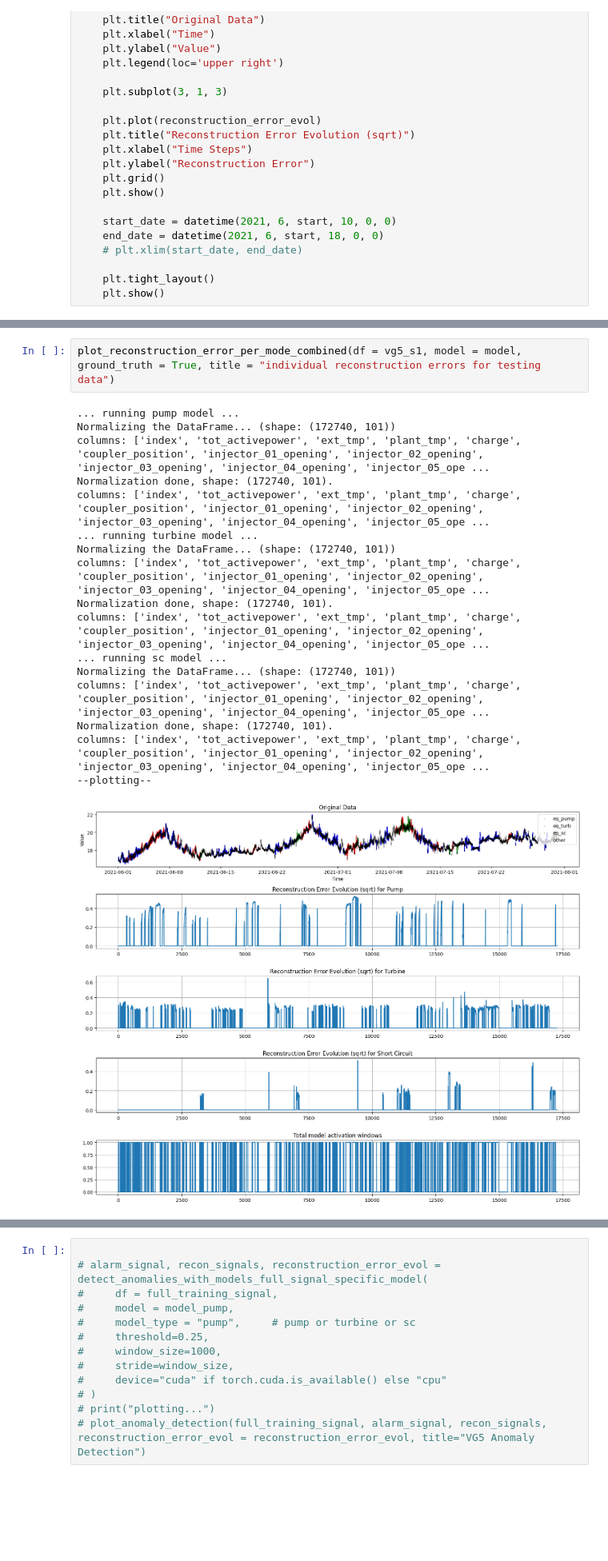
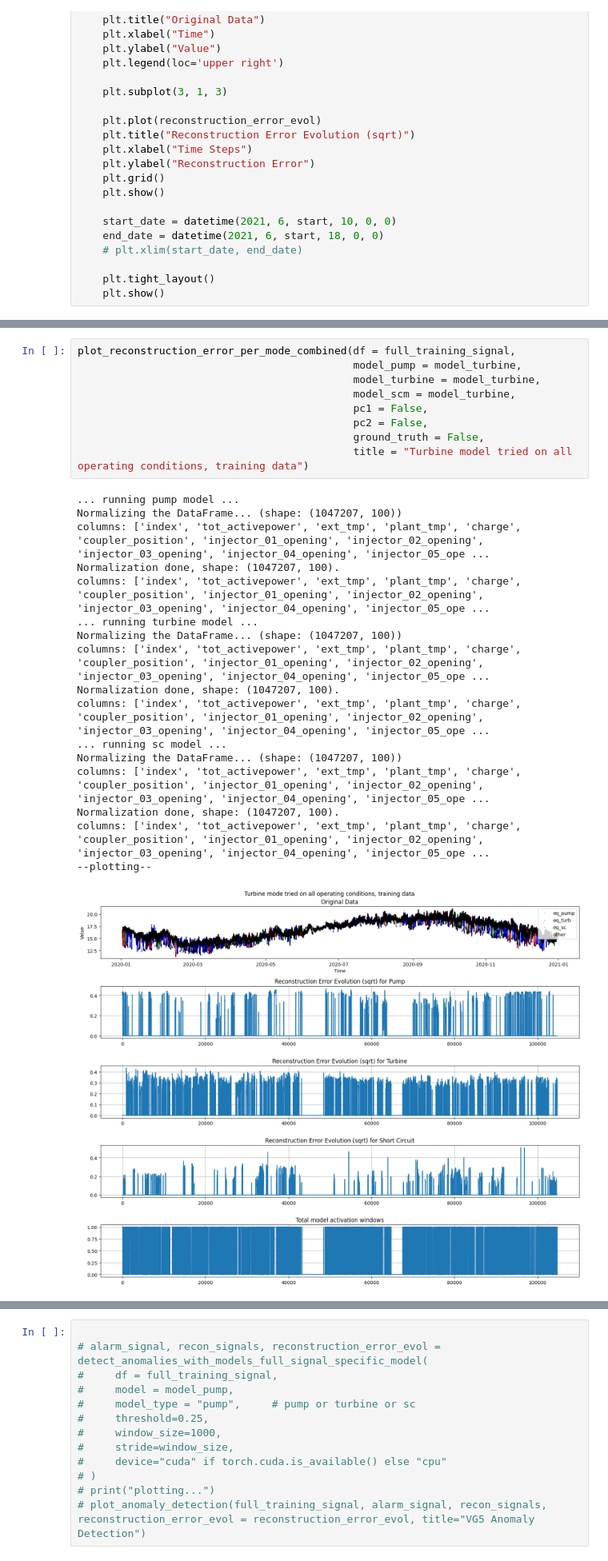
Before and after one commit to JadBh/Machine-Learning-for-Predictive-Maintenance-project, a Jupyter notebook: Cleaned_a_bit _more_new.ipynb, the cells around one changed output, grey strips where cells are left out. Shown at 80% size. Saved outputs shown, nothing was run; the diff lists cells and outputs as text; blank space fills up the shorter version.

```diff
--- a/Cleaned_a_bit _more_new.ipynb
+++ b/Cleaned_a_bit _more_new.ipynb
@@ -865,20 +898,27 @@ columns: ['index', 'tot_activepower', 'ext_tmp', 'plant_tmp', 'charge', 'coupler
-# %%
-plot_reconstruction_error_per_mode_combined(df = vg5_s1, model = model, ground_truth = True, title = "individual reconstruction errors for testing data")
-# %% [output]
-... running pump model ...
-Normalizing the DataFrame... (shape: (172740, 101))
-columns: ['index', 'tot_activepower', 'ext_tmp', 'plant_tmp', 'charge', 'coupler_position', 'injector_01_opening', 'injector_02_opening', 'injector_03_opening', 'injector_04_opening', 'injector_05_ope ...
-Normalization done, shape: (172740, 101).
-columns: ['index', 'tot_activepower', 'ext_tmp', 'plant_tmp', 'charge', 'coupler_position', 'injector_01_opening', 'injector_02_opening', 'injector_03_opening', 'injector_04_opening', 'injector_05_ope ...
-... running turbine model ...
-Normalizing the DataFrame... (shape: (172740, 101))
-columns: ['index', 'tot_activepower', 'ext_tmp', 'plant_tmp', 'charge', 'coupler_position', 'injector_01_opening', 'injector_02_opening', 'injector_03_opening', 'injector_04_opening', 'injector_05_ope ...
-Normalization done, shape: (172740, 101).
-columns: ['index', 'tot_activepower', 'ext_tmp', 'plant_tmp', 'charge', 'coupler_position', 'injector_01_opening', 'injector_02_opening', 'injector_03_opening', 'injector_04_opening', 'injector_05_ope ...
-... running sc model ...
-Normalizing the DataFrame... (shape: (172740, 101))
-columns: ['index', 'tot_activepower', 'ext_tmp', 'plant_tmp', 'charge', 'coupler_position', 'injector_01_opening', 'injector_02_opening', 'injector_03_opening', 'injector_04_opening', 'injector_05_ope ...
-Normalization done, shape: (172740, 101).
-columns: ['index', 'tot_activepower', 'ext_tmp', 'plant_tmp', 'charge', 'coupler_position', 'injector_01_opening', 'injector_02_opening', 'injector_03_opening', 'injector_04_opening', 'injector_05_ope ...
---plotting--
-[figure, removed]
+# %%
+plot_reconstruction_error_per_mode_combined(df = full_training_signal,
+                                            model_pump = model_turbine,
+                                            model_turbine = model_turbine,
+                                            model_scm = model_turbine,
+                                            pc1 = False,
+                                            pc2 = False,
+                                            ground_truth = False,
+                                            title = "Turbine model tried on all operating conditions, training data")
+# %% [output]
+... running pump model ...
+Normalizing the DataFrame... (shape: (1047207, 100))
+columns: ['index', 'tot_activepower', 'ext_tmp', 'plant_tmp', 'charge', 'coupler_position', 'injector_01_opening', 'injector_02_opening', 'injector_03_opening', 'injector_04_opening', 'injector_05_ope ...
+Normalization done, shape: (1047207, 100).
+columns: ['index', 'tot_activepower', 'ext_tmp', 'plant_tmp', 'charge', 'coupler_position', 'injector_01_opening', 'injector_02_opening', 'injector_03_opening', 'injector_04_opening', 'injector_05_ope ...
+... running turbine model ...
+Normalizing the DataFrame... (shape: (1047207, 100))
+columns: ['index', 'tot_activepower', 'ext_tmp', 'plant_tmp', 'charge', 'coupler_position', 'injector_01_opening', 'injector_02_opening', 'injector_03_opening', 'injector_04_opening', 'injector_05_ope ...
+Normalization done, shape: (1047207, 100).
+columns: ['index', 'tot_activepower', 'ext_tmp', 'plant_tmp', 'charge', 'coupler_position', 'injector_01_opening', 'injector_02_opening', 'injector_03_opening', 'injector_04_opening', 'injector_05_ope ...
+... running sc model ...
+Normalizing the DataFrame... (shape: (1047207, 100))
+columns: ['index', 'tot_activepower', 'ext_tmp', 'plant_tmp', 'charge', 'coupler_position', 'injector_01_opening', 'injector_02_opening', 'injector_03_opening', 'injector_04_opening', 'injector_05_ope ...
+Normalization done, shape: (1047207, 100).
+columns: ['index', 'tot_activepower', 'ext_tmp', 'plant_tmp', 'charge', 'coupler_position', 'injector_01_opening', 'injector_02_opening', 'injector_03_opening', 'injector_04_opening', 'injector_05_ope ...
+--plotting--
+[figure, added]
```
Also changed, not shown: parts of 12 cells of this notebook.
